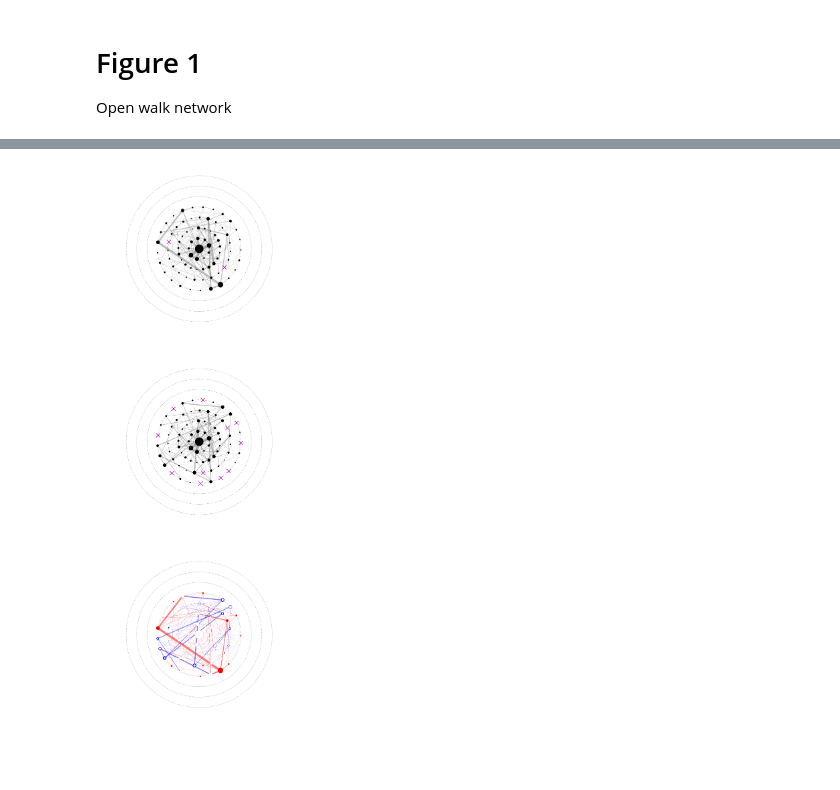
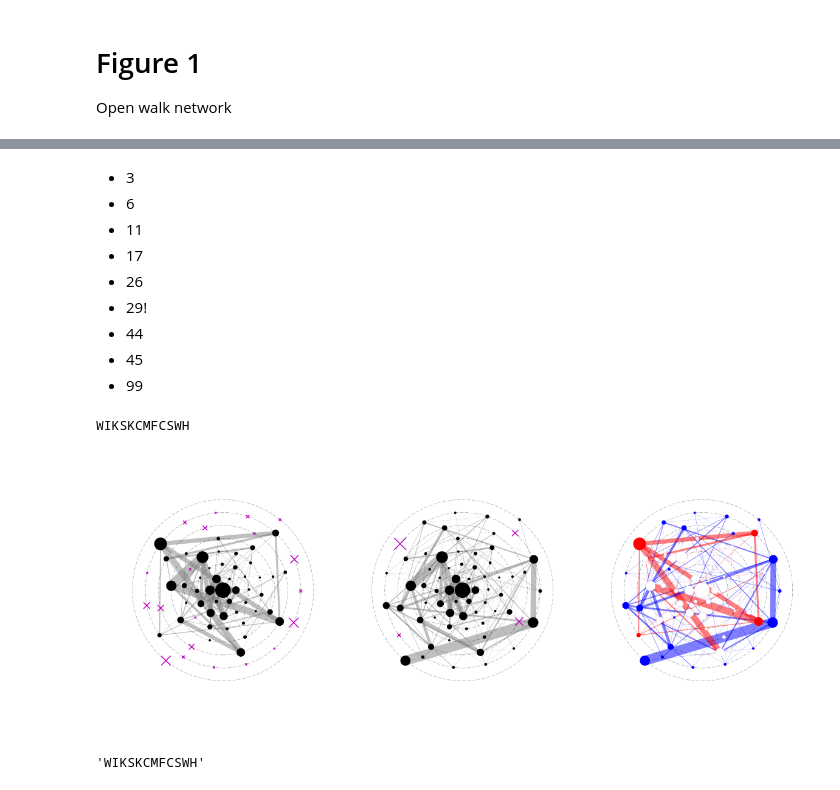
Before and after one commit to harmslab/notebooks-epistasis-ensembles, a Jupyter notebook: figure-00.ipynb, the cells around one changed output, grey strips where cells are left out. Saved outputs shown, nothing was run; the diff lists cells and outputs as text; code cells hidden in the pictures; blank space fills up the shorter version.

```diff
--- a/figure-00.ipynb
+++ b/figure-00.ipynb
@@ -109,7 +109,7 @@ def modified_Gdiff(G0, G2):
     return Gdiff
 
 
-def plot_networks(G1, G2, source):
+def plot_networks(G1, G2, source, path):
     """"""
     # options
     node_scale = 600
@@ -144,10 +144,10 @@ def plot_networks(G1, G2, source):
 
 
     # Initialize a figure
-    fig = plt.figure(figsize=(10,30))
+    fig = plt.figure(figsize=(20,8))
 
     # Initialize a gridspec
-    gs = GridSpec(3, 1)
+    gs = GridSpec(1, 3)
 
     seq = source
     # Calculate the positions for all nodes on rings
@@ -181,11 +181,12 @@ def plot_networks(G1, G2, source):
     )
 
     bad_nodes1 = [node for node in Gdiff.nodes() if node not in G1.nodes()]
+    bad_nodes1_size = [G2.node[node]["flux"] * node_scale for node in Gdiff.nodes() if node not in G1.nodes()]
 
     nx.draw_networkx_nodes(Gdiff, pos=pos, ax=ax1,
         nodelist = bad_nodes1,
         node_shape = "x",
-        node_size = node_scale*.25,
+        node_size = bad_nodes1_size,
         linewidths = None,
         node_color = "m"
     )
@@ -199,7 +200,7 @@ def plot_networks(G1, G2, source):
     # Draw the second network
     # -------------------------------------------------
 
-    ax2 = plt.subplot(gs[1, 0])
+    ax2 = plt.subplot(gs[0, 1])
 
 
     # Set the widths of the edges to the delta flux attribute of each edge.
@@ -224,11 +225,12 @@ def plot_networks(G1, G2, source):
     )
 
     bad_nodes2 = [node for node in Gdiff.nodes() if node not in G2.nodes()]
+    bad_nodes2_size = [G1.node[node]["flux"] * node_scale for node in Gdiff.nodes() if node not in G2.nodes()]
 
     nx.draw_networkx_nodes(Gdiff, pos=pos, ax=ax2,
         nodelist = bad_nodes2,
         node_shape = "x",
-        node_size = node_scale*.25,
+        node_size = bad_nodes2_size,
         linewidths = None,
         node_color = "m"
     )
@@ -242,7 +244,7 @@ def plot_networks(G1, G2, source):
     # Draw difference network
     # -------------------------------------------------
 
-    ax3 = plt.subplot(gs[2, 0])
+    ax3 = plt.subplot(gs[0, 2])
 
 
     # Set the widths of the edges to the delta flux attribute of each edge.
@@ -295,16 +286,28 @@ def plot_networks(G1, G2, source):
+# %% [markdown]
+* 3
+* 6
+* 11
+* 17
+* 26
+* 29!
+* 44
+* 45
+* 99
 # %%
 dataset = "full-state-predictions"
-number = 6
+number = 29
 
-filepath = "generated-data/%s/results/networks-%d.pickle" % (dataset, number)
+filepath = "generated-data/%s/results-old/networks-%d.pickle" % (dataset, number)
 
 with open(filepath, "rb") as f:
     data = pickle.load(f)
     Gactual = data["Gactual"]
     Gpredict = data["Gpredict"]
     Gdiff = data["Gdiff"]
     seq= data["seq"]
+    print(seq)
 
 fig = plot_networks(Gactual, Gpredict, seq)
 # %% [output]
+WIKSKCMFCSWH
-[figure, old version]
+[figure, new version]
@@ -310,0 +316,4 @@ fig = plot_networks(Gactual, Gpredict, seq)
+# %%
+"WIKSKCMFCSWH"
+# %% [output]
+'WIKSKCMFCSWH'
```
Also changed, not shown: parts of 18 cells of this notebook, 13 other files.
